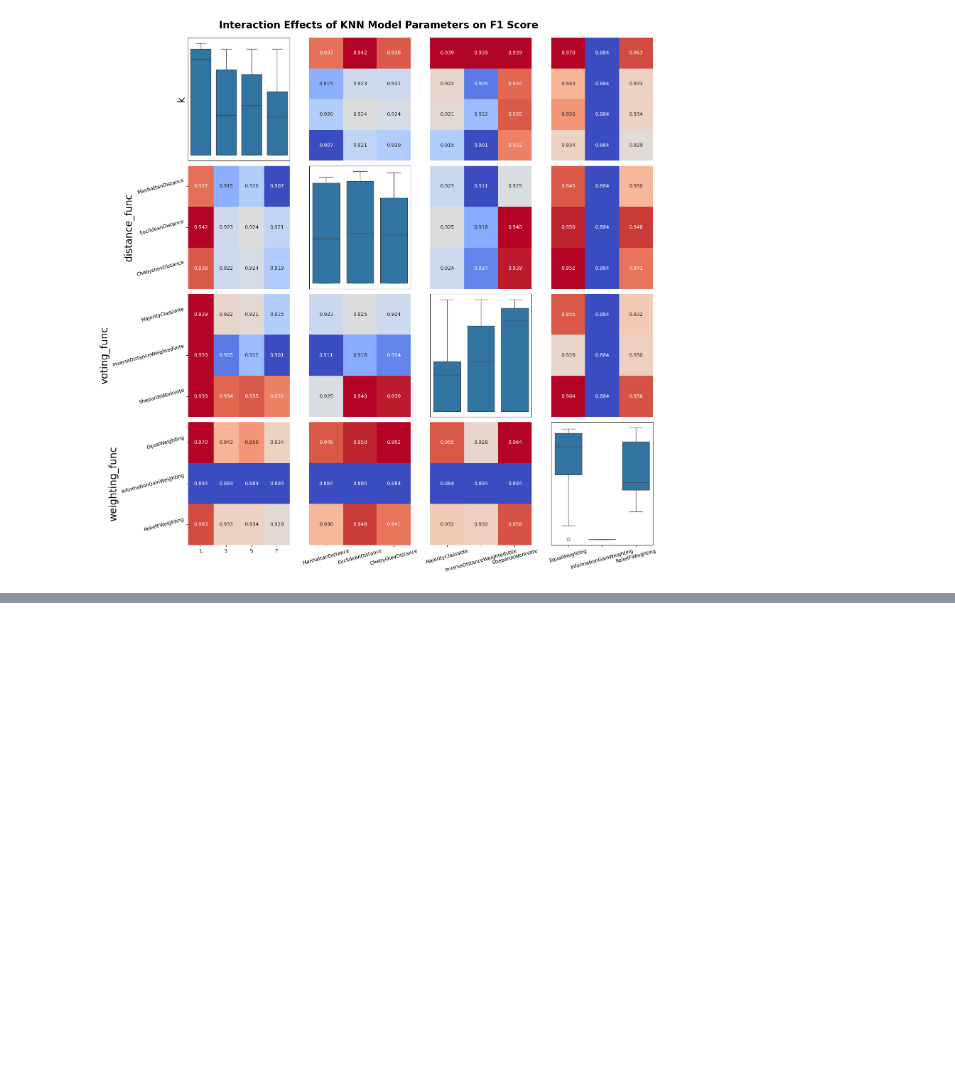
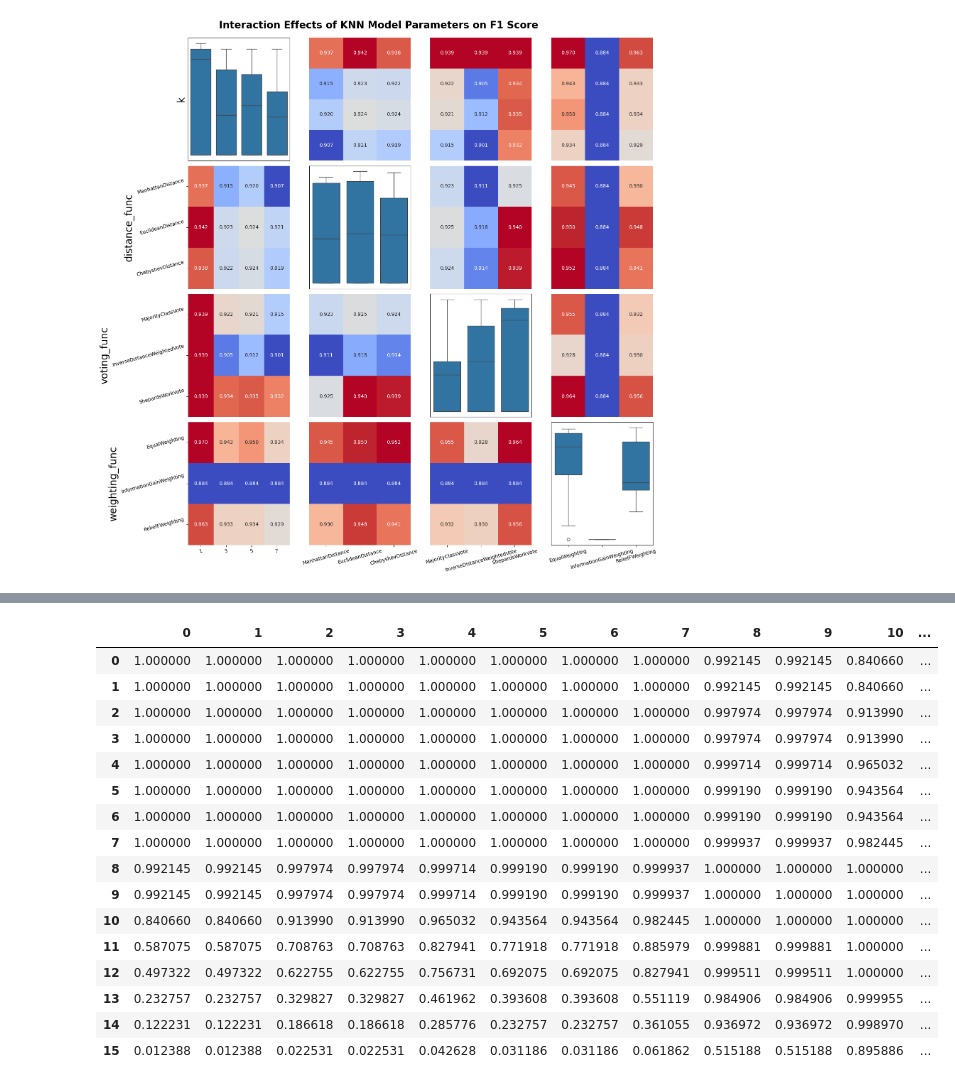
Before and after one commit to ZachParent/mai-intro-to-machine-learning, a Jupyter notebook: work2/notebooks/1.3-ZachParent-try-statistical-analysis.ipynb, the cells around one changed output, grey strips where cells are left out. Drawn from its saved outputs; the diff is of its cells as text; code cells hidden in the pictures; blank space fills up the shorter version.

```diff
--- a/work2/notebooks/1.3-ZachParent-try-statistical-analysis.ipynb
+++ b/work2/notebooks/1.3-ZachParent-try-statistical-analysis.ipynb
@@ -230,0 +261,21 @@ plt.show()
+# %%
+nemenyi_results = nemenyi_test(models_with_top_values)
+nemenyi_results
+# %% [output]
+|  | 0 | 1 | 2 | 3 | 4 | 5 | 6 | 7 | 8 | 9 | 10 | ... |
+| 0 | 1.000000 | 1.000000 | 1.000000 | 1.000000 | 1.000000 | 1.000000 | 1.000000 | 1.000000 | 0.992145 | 0.992145 | 0.840660 | ... |
+| 1 | 1.000000 | 1.000000 | 1.000000 | 1.000000 | 1.000000 | 1.000000 | 1.000000 | 1.000000 | 0.992145 | 0.992145 | 0.840660 | ... |
+| 2 | 1.000000 | 1.000000 | 1.000000 | 1.000000 | 1.000000 | 1.000000 | 1.000000 | 1.000000 | 0.997974 | 0.997974 | 0.913990 | ... |
+| 3 | 1.000000 | 1.000000 | 1.000000 | 1.000000 | 1.000000 | 1.000000 | 1.000000 | 1.000000 | 0.997974 | 0.997974 | 0.913990 | ... |
+| 4 | 1.000000 | 1.000000 | 1.000000 | 1.000000 | 1.000000 | 1.000000 | 1.000000 | 1.000000 | 0.999714 | 0.999714 | 0.965032 | ... |
+| 5 | 1.000000 | 1.000000 | 1.000000 | 1.000000 | 1.000000 | 1.000000 | 1.000000 | 1.000000 | 0.999190 | 0.999190 | 0.943564 | ... |
+| 6 | 1.000000 | 1.000000 | 1.000000 | 1.000000 | 1.000000 | 1.000000 | 1.000000 | 1.000000 | 0.999190 | 0.999190 | 0.943564 | ... |
+| 7 | 1.000000 | 1.000000 | 1.000000 | 1.000000 | 1.000000 | 1.000000 | 1.000000 | 1.000000 | 0.999937 | 0.999937 | 0.982445 | ... |
+| 8 | 0.992145 | 0.992145 | 0.997974 | 0.997974 | 0.999714 | 0.999190 | 0.999190 | 0.999937 | 1.000000 | 1.000000 | 1.000000 | ... |
+| 9 | 0.992145 | 0.992145 | 0.997974 | 0.997974 | 0.999714 | 0.999190 | 0.999190 | 0.999937 | 1.000000 | 1.000000 | 1.000000 | ... |
+| 10 | 0.840660 | 0.840660 | 0.913990 | 0.913990 | 0.965032 | 0.943564 | 0.943564 | 0.982445 | 1.000000 | 1.000000 | 1.000000 | ... |
+| 11 | 0.587075 | 0.587075 | 0.708763 | 0.708763 | 0.827941 | 0.771918 | 0.771918 | 0.885979 | 0.999881 | 0.999881 | 1.000000 | ... |
+| 12 | 0.497322 | 0.497322 | 0.622755 | 0.622755 | 0.756731 | 0.692075 | 0.692075 | 0.827941 | 0.999511 | 0.999511 | 1.000000 | ... |
+| 13 | 0.232757 | 0.232757 | 0.329827 | 0.329827 | 0.461962 | 0.393608 | 0.393608 | 0.551119 | 0.984906 | 0.984906 | 0.999955 | ... |
+| 14 | 0.122231 | 0.122231 | 0.186618 | 0.186618 | 0.285776 | 0.232757 | 0.232757 | 0.361055 | 0.936972 | 0.936972 | 0.998970 | ... |
+| 15 | 0.012388 | 0.012388 | 0.022531 | 0.022531 | 0.042628 | 0.031186 | 0.031186 | 0.061862 | 0.515188 | 0.515188 | 0.895886 | ... |
```
Also changed, not shown: parts of 5 cells of this notebook, 1 other file.
